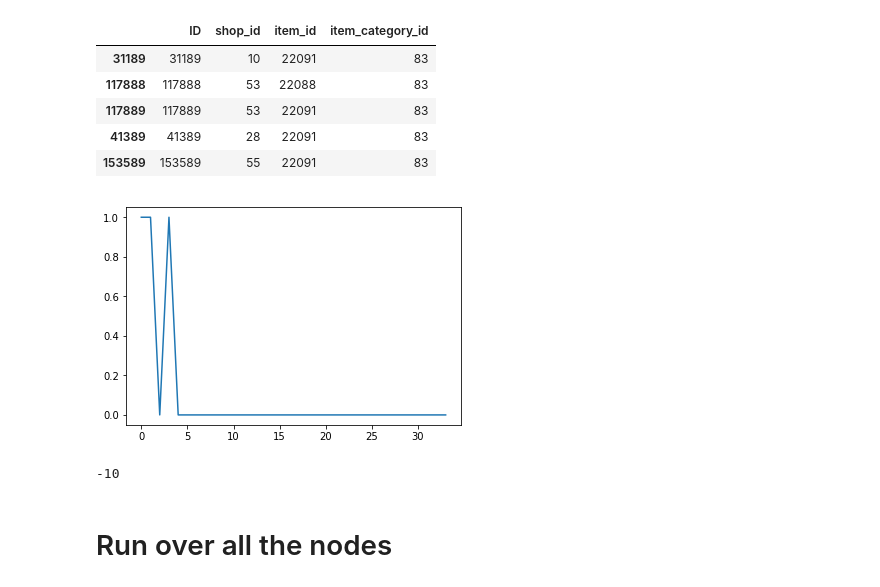
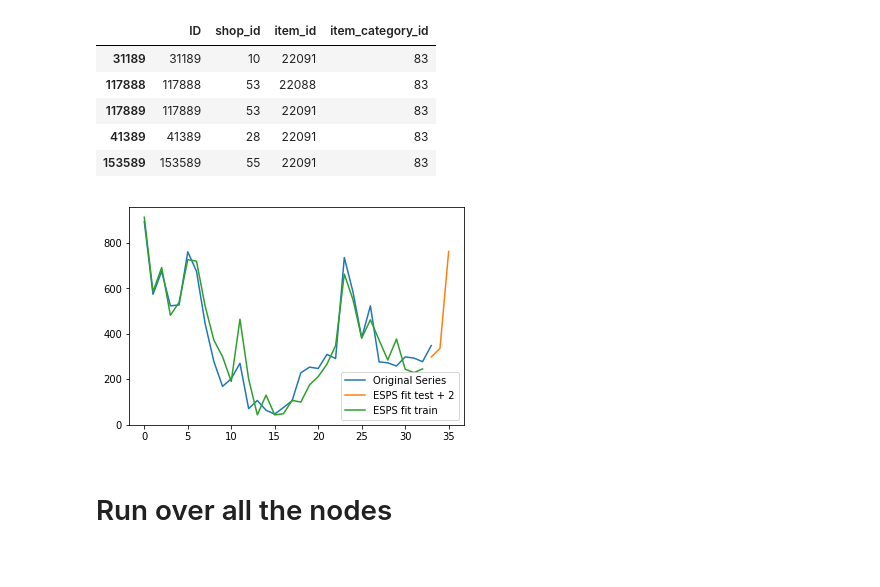
Before and after one commit to data-science-if-usp/kaggle, a Jupyter notebook: boris/Future_Sales_Notebooks/Category_HoltWintersMethod.ipynb, the cells around one changed output. Drawn from its saved outputs; the diff is of its cells as text; code cells hidden in the pictures.

```diff
--- a/boris/Future_Sales_Notebooks/Category_HoltWintersMethod.ipynb
+++ b/boris/Future_Sales_Notebooks/Category_HoltWintersMethod.ipynb
@@ -353,7 +360,7 @@ def measure_rmse(actual, predicted):
 
     rmse = np.average(abs(actual - predicted)**2/actual)
 
-    print(actual, predicted, math.sqrt(rmse))
+    #print(actual, predicted, math.sqrt(rmse))
     return math.sqrt(rmse)
 
 def Exponential_Smoothing_Plus_Seasonal_Prediction(df, k, ntest):
@@ -390,22 +397,23 @@ def Exponential_Smoothing_Plus_Seasonal_Prediction(df, k, ntest):
         #if we predict from k-1 to k+1 we can join the previous ts at index=k-1=33 and still
         #the solution to our problem would be for k=34 (index magic, check please)
 
-        pred_series = model.predict(start=k-ntest, end=k+1)
+        pred_series_future = model.predict(start=k-ntest, end=k+1)
         pred_series_before = model.predict(start=0, end=k-ntest-1)
 
-        pred_series_for_error = np.array(pred_series[:-2])
+        pred_series_for_error = np.array(pred_series_future[:-2])
 
-        pred = pred_series[k]
+        pred = pred_series_future[k]
 
         error = measure_rmse(test-10, pred_series_for_error-10)
 
-        plt.plot(pred_series.index, pred_series-10, label='ESPS fit test')
+        plt.plot(pred_series_future.index, pred_series_future-10, label='ESPS fit test + 2')
         plt.plot(pred_series_before.index, pred_series_before-10, label='ESPS fit train')
         plt.legend(loc='best')
 
     plt.show()
+    pred=pred-10
 
-    return pred-10, error
+    return pred, error
 
 def last_two_equal_months_average(it_cat_ts, month_pred):
 
@@ -597,11 +605,10 @@ test_extd_sort_by_item_category.tail()
 | 41389 | 41389 | 28 | 22091 | 83 |
 | 153589 | 153589 | 55 | 22091 | 83 |
 # %%
-df = sales_time_series_catId(0, sales_cat)
-Exponential_Smoothing_Plus_Seasonal_Prediction(df,34)
+df = sales_time_series_catId(83, sales_cat)
+Prediction, Error = Exponential_Smoothing_Plus_Seasonal_Prediction(df,34,1)
 # %% [output]
-[figure, old version]
+[figure, new version]
--10
 # %% [markdown]
 # Run over all the nodes
 # %%
```
Also changed, not shown: parts of 8 cells of this notebook, 6 other files.
